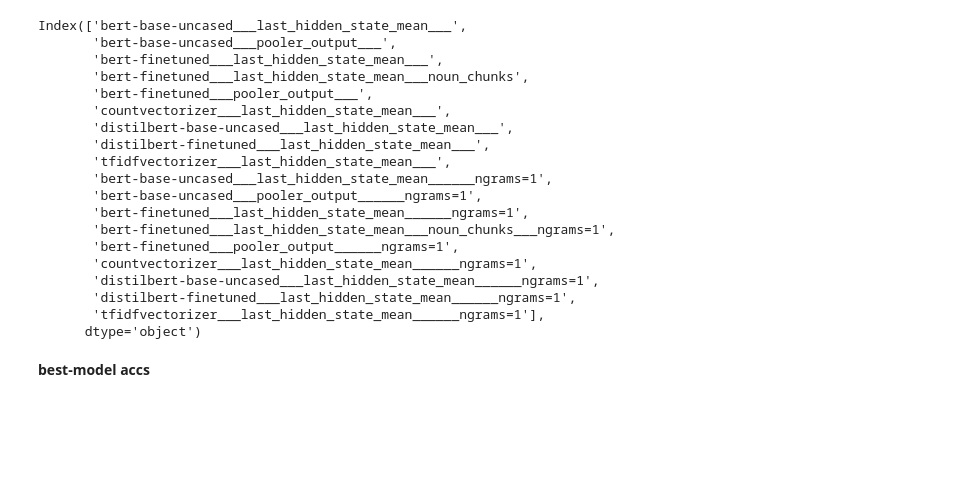
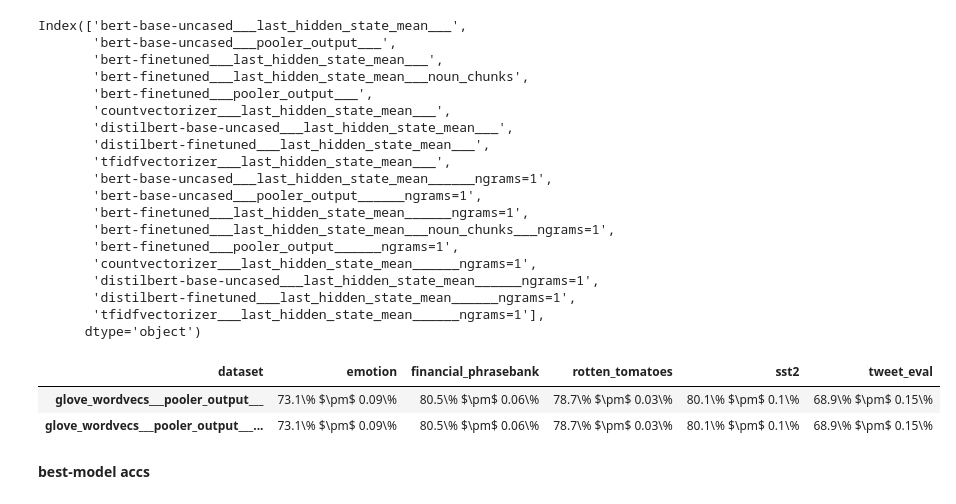
Before and after one commit to microsoft/augmented-interpretable-models, a Jupyter notebook: notebooks/03_acc.ipynb, the cells around one changed output. Cells and saved outputs as stored; diff of their text form; code cells hidden in the pictures; blank space fills up the shorter version.

```diff
--- a/notebooks/03_acc.ipynb
+++ b/notebooks/03_acc.ipynb
@@ -99,6 +129,12 @@ Index(['bert-base-uncased___last_hidden_state_mean___',
        'distilbert-finetuned___last_hidden_state_mean______ngrams=1',
        'tfidfvectorizer___last_hidden_state_mean______ngrams=1'],
       dtype='object')
+# %%
+accs.transpose()
+# %% [output]
+| dataset | emotion | financial_phrasebank | rotten_tomatoes | sst2 | tweet_eval |
+| glove_wordvecs___pooler_output___ | 73.1\% $\pm$ 0.09\% | 80.5\% $\pm$ 0.06\% | 78.7\% $\pm$ 0.03\% | 80.1\% $\pm$ 0.1\% | 68.9\% $\pm$ 0.15\% |
+| glove_wordvecs___pooler_output___... | 73.1\% $\pm$ 0.09\% | 80.5\% $\pm$ 0.06\% | 78.7\% $\pm$ 0.03\% | 80.1\% $\pm$ 0.1\% | 68.9\% $\pm$ 0.15\% |
 # %% [markdown]
 **best-model accs**
 # %%
```
Also changed, not shown: parts of 3 cells of this notebook, 9 other files.
